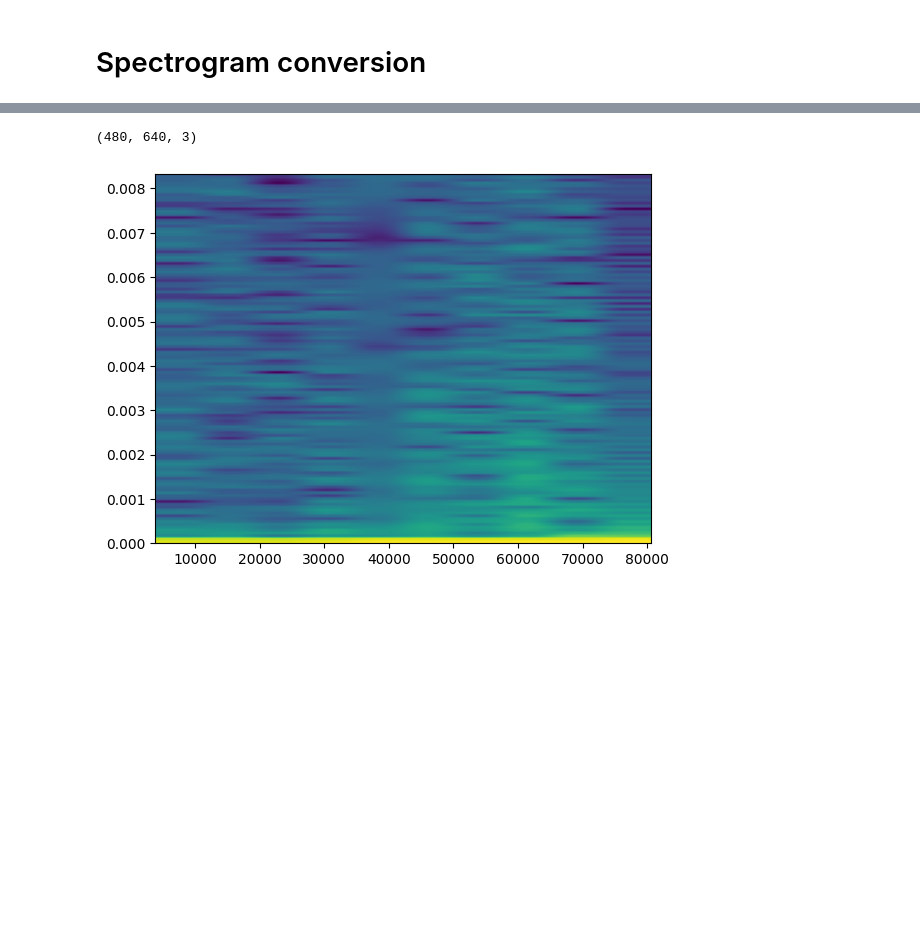
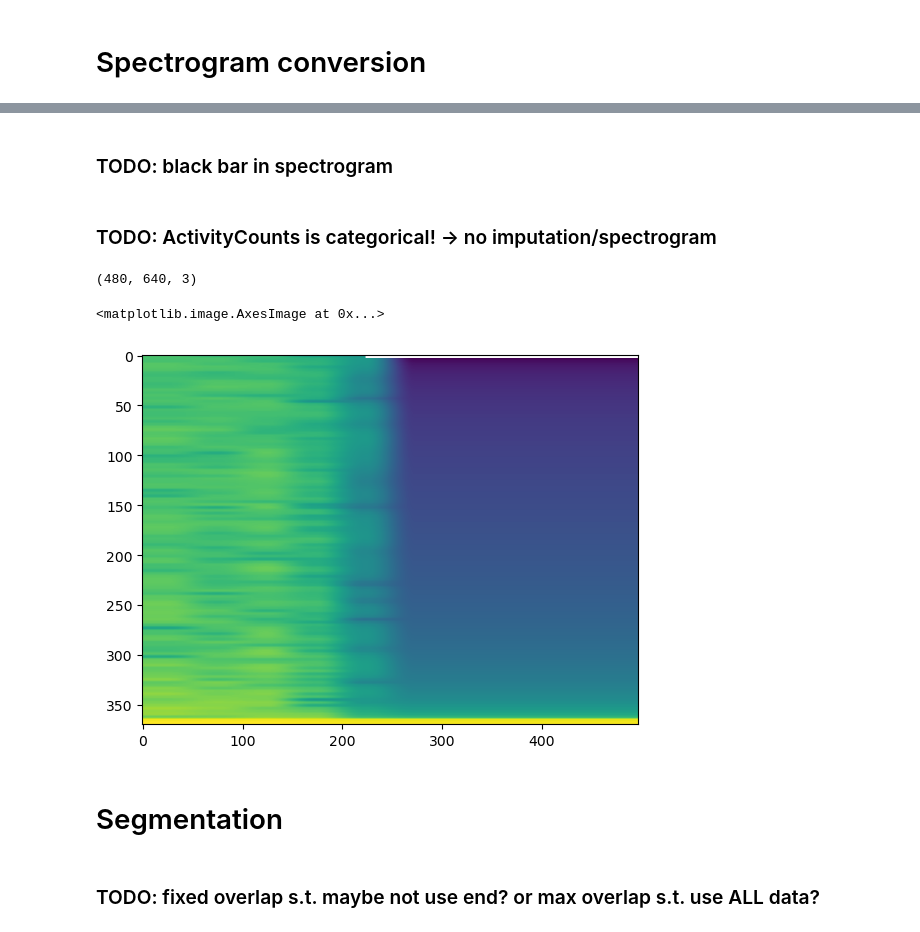
Before and after one commit to Yahnnosh/Sensor-Based-Modeling-of-Fatigue-Using-Transformer-Model, a Jupyter notebook: preproc_data_V3.ipynb, the cells around one changed output, grey strips where cells are left out. Saved outputs shown, nothing was run; the diff lists cells and outputs as text; code cells hidden in the pictures; blank space fills up the shorter version.

```diff
--- a/preproc_data_V3.ipynb
+++ b/preproc_data_V3.ipynb
@@ -189,9 +273,11 @@ plt.ylabel('available data [%]')
 Text(0, 0.5, 'available data [%]')
 [figure]
 # %%
-# discard EDA from dataset (too much missing data)
-data = data.drop(columns=['GalvanicSkinResponse'])
-VARIABLES = [variable for variable in VARIABLES if variable != 'GalvanicSkinResponse']
+# discard variables from dataset (too much missing data)
+to_discard = ['GalvanicSkinResponse']
+
+data = data.drop(columns=to_discard)
+VARIABLES = [variable for variable in VARIABLES if variable not in to_discard]
 # %% [markdown]
 # Imputation
 # %%
@@ -207,8 +293,3 @@ See the caveats in the documentation: https://pandas.pydata.org/pandas-docs/stab
   dat2[variable].iloc[day] = np.array(post_imputation.iloc[day])
 # %% [markdown]
 # Spectrogram conversion
-# %%
-day = 237
-
-plotter(day, data_imputed)
-plotter_spec(day, data_imputed)
@@ -476,17 +296,23 @@ ax[0].label_outer()
-# %%
-# Make a random plot...
-fig = plt.figure()
-fig.add_subplot(111)
-plt.specgram(time_series, Fs=SAMPLING_RATE)
-
-# If we haven't already shown or saved the plot, then we need to
-# draw the figure first...
-fig.canvas.draw()
-
-# Now we can save it to a numpy array.
-data = np.frombuffer(fig.canvas.tostring_rgb(), dtype=np.uint8)
-data = data.reshape(fig.canvas.get_width_height()[::-1] + (3,))
-data.shape
-# %% [output]
-(480, 640, 3)
-[figure, removed]
+# %% [markdown]
+### TODO: black bar in spectrogram
+# %% [markdown]
+### TODO: ActivityCounts is categorical! -> no imputation/spectrogram
+# %%
+# compute spectrogram for all days + variables (note missing data as 255 bars in array)
+days, _ = data_imputed.shape
+data_spectrogram = {day: {variable: spectrogram_as_array(get_time_series(data_imputed, variable, day))
+                          for variable in VARIABLES}
+                    for day in range(days)}
+# %%
+data_spectrogram[0]['HR'].shape
+# %% [output]
+(480, 640, 3)
+# %%
+plt.imshow(data_spectrogram[0]['HR']) # black bar in first row?
+# %% [output]
+<matplotlib.image.AxesImage at 0x...>
+[figure, added]
+# %% [markdown]
+# Segmentation
+# %% [markdown]
+### TODO: fixed overlap s.t. maybe not use end? or max overlap s.t. use ALL data?
```
Also changed, not shown: parts of 26 cells of this notebook, 1 other file.
